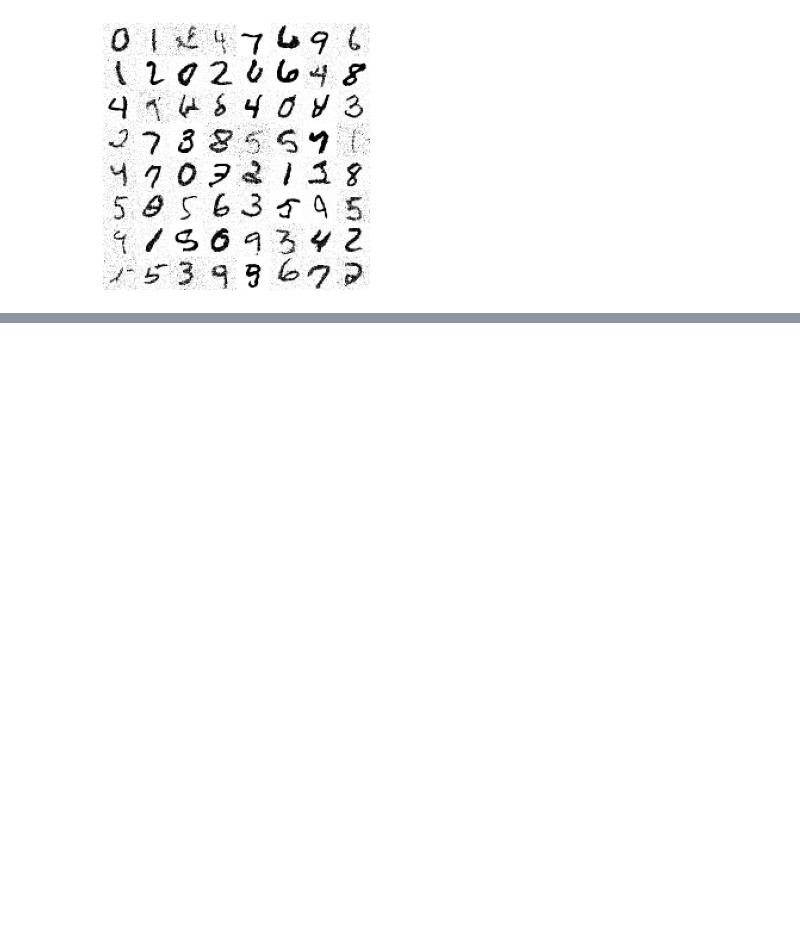
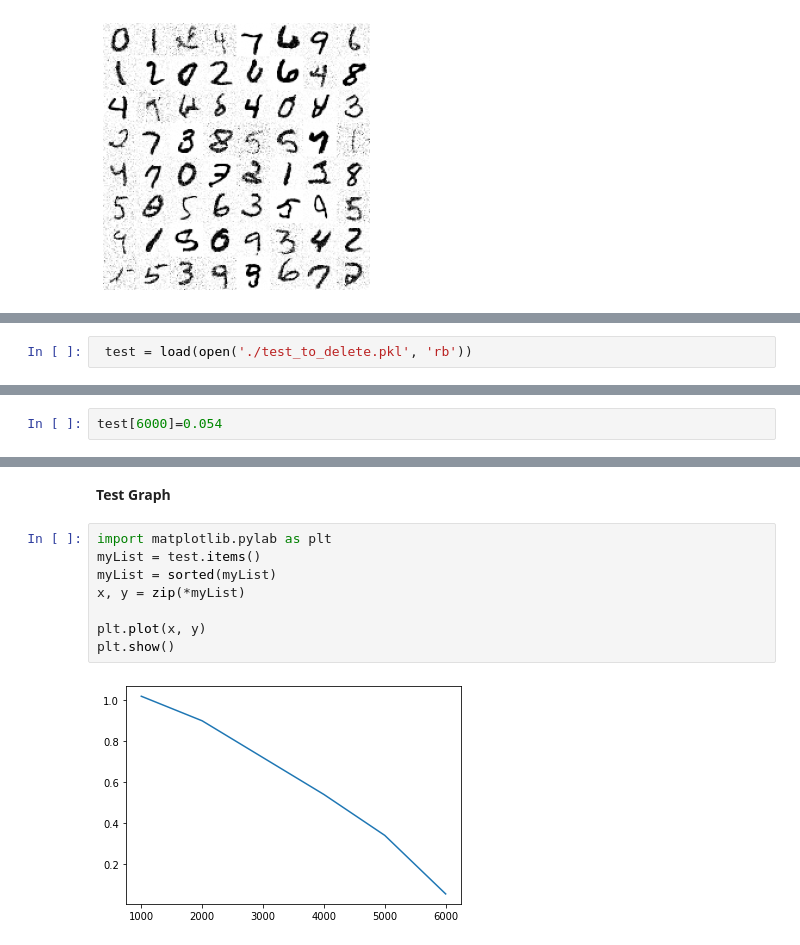
Before and after one commit to durml91/MMath-Project, a Jupyter notebook: Image_Diffusion_(working)/DiT Diffusion/DiT-V2-Experiment.ipynb, the cells around one changed output, grey strips where cells are left out. Cells and saved outputs as stored; diff of their text form; blank space fills up the shorter version.

```diff
--- a/Image_Diffusion_(working)/DiT Diffusion/DiT-V2-Experiment.ipynb
+++ b/Image_Diffusion_(working)/DiT Diffusion/DiT-V2-Experiment.ipynb
@@ -689,0 +709,2 @@ plt.show()
+# %%
+ test = load(open('./test_to_delete.pkl', 'rb'))
@@ -689,0 +715,2 @@ plt.show()
+# %%
+test[6000]=0.054
@@ -689,0 +730,12 @@ plt.show()
+# %% [markdown]
+**Test Graph**
+# %%
+import matplotlib.pylab as plt
+myList = test.items()
+myList = sorted(myList)
+x, y = zip(*myList)
+
+plt.plot(x, y)
+plt.show()
+# %% [output]
+[figure, added]
```
Also changed, not shown: parts of 10 cells of this notebook.
